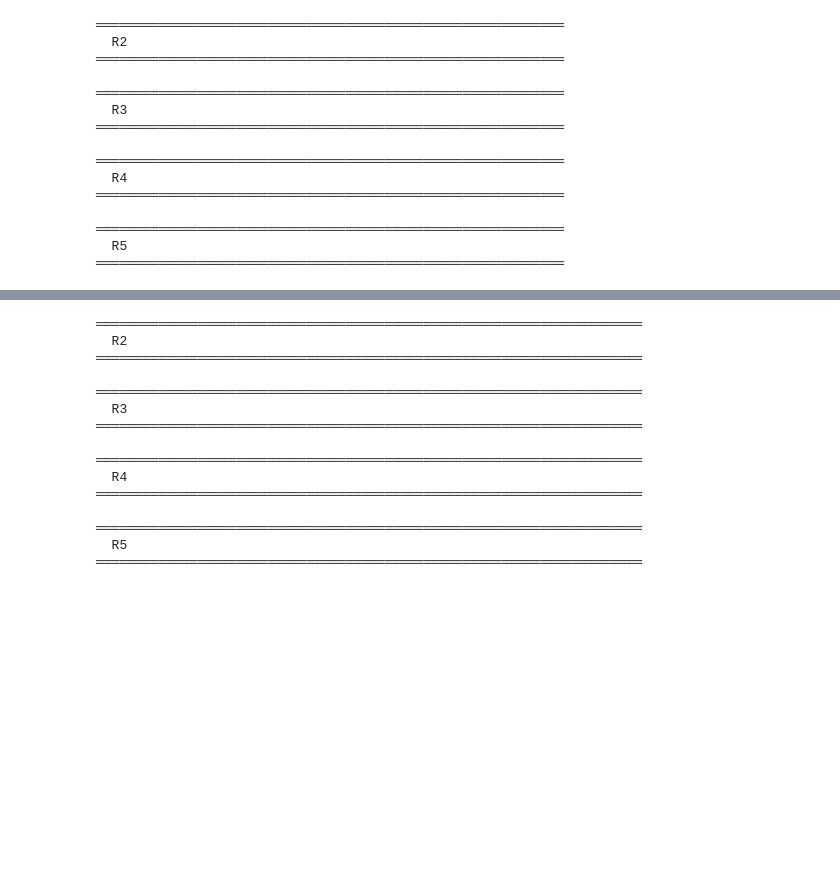
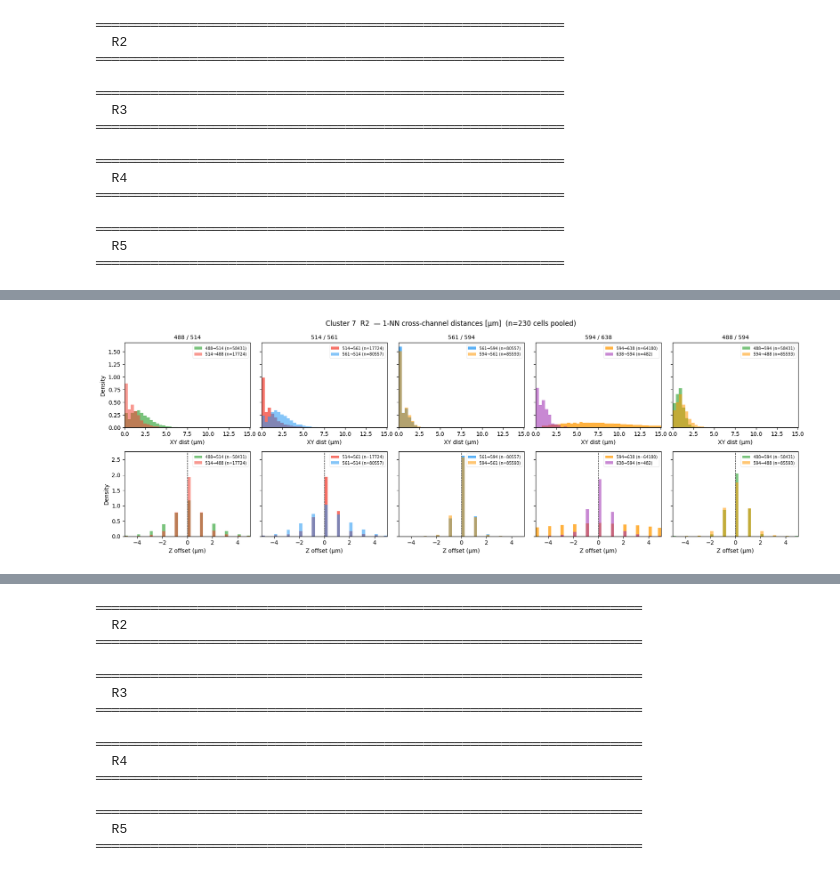
Before and after one commit to AllenNeuralDynamics/hcr-integrated-qc-capsule, a Jupyter notebook: code/single-cell-lav-rose.ipynb, the cells around one changed output, grey strips where cells are left out. Drawn from its saved outputs; the diff is of its cells as text; code cells hidden in the pictures; blank space fills up the shorter version.

```diff
--- a/code/single-cell-lav-rose.ipynb
+++ b/code/single-cell-lav-rose.ipynb
@@ -224,0 +518,100 @@ NameError: name 'mixed_ann' is not defined
+# %%
+
+def collect_nn_dists_all_cells(spots_df, pairs, voxel_size, chan_col="chan"):
+    """
+    Compute per-cell NN distances (XY µm, Z µm, 3D µm) for every pair,
+    pooled across all cells in spots_df.
+
+    Returns dict: {(ch_a, ch_b, direction): {"dxy": array, "dz": array, "d3d": array}}
+    where direction is "fwd" (a→b) or "rev" (b→a).
+    """
+    scale = np.array([voxel_size["x"], voxel_size["y"], voxel_size["z"]])
+    cell_ids = spots_df["cell_id"].unique()
+
+    # accumulate per-direction
+    pooled = {(ch_a, ch_b, d): {"dxy": [], "dz": [], "d3d": []}
+              for ch_a, ch_b in pairs
+              for d in ("fwd", "rev")}
+
+    for cid in cell_ids:
+        cell = spots_df[spots_df["cell_id"] == cid]
+        for ch_a, ch_b in pairs:
+            for (src, tgt), dirkey in [((ch_a, ch_b), "fwd"), ((ch_b, ch_a), "rev")]:
+                s = cell[cell[chan_col] == src][["x", "y", "z"]].values.astype(float) * scale
+                t = cell[cell[chan_col] == tgt][["x", "y", "z"]].values.astype(float) * scale
+                if len(s) < 2 or len(t) < 1:
+                    continue
+                _, idx = KDTree(t).query(s, k=1, workers=-1)
+                nn = t[idx.ravel()]
+                dxy = np.sqrt((s[:, 0] - nn[:, 0])**2 + (s[:, 1] - nn[:, 1])**2)
+                dz  = s[:, 2] - nn[:, 2]
+                d3d = np.sqrt(dxy**2 + dz**2)
+                key = (ch_a, ch_b, dirkey)
+                pooled[key]["dxy"].append(dxy)
+                pooled[key]["dz"].append(dz)
+                pooled[key]["d3d"].append(d3d)
+
+    # concatenate
+    return {k: {m: np.concatenate(v[m]) if v[m] else np.array([])
+                for m in ("dxy", "dz", "d3d")}
+            for k, v in pooled.items()}
+
+
+def plot_nn_grid_pooled(spots_df, pairs, chan_colors, label,
+                         voxel_size, chan_col="chan"):
+    """
+    Same 2-row layout as _plot_nn_grid but pooled across all cells in spots_df.
+    Top row = XY dist (µm), bottom row = Z offset (µm).
+    """
+    pooled = collect_nn_dists_all_cells(spots_df, pairs, voxel_size, chan_col=chan_col)
+
+    n_pairs = len(pairs)
+    fig, axes = plt.subplots(2, n_pairs, figsize=(3.5 * n_pairs, 6), sharey="row")
+    fig.suptitle(f"{label}  — 1-NN cross-channel distances [µm]  "
+                 f"(n={spots_df['cell_id'].nunique()} cells pooled)", fontsize=12)
+
+    all_dxy = np.concatenate([v["dxy"] for v in pooled.values() if len(v["dxy"])])
+    all_dz  = np.concatenate([v["dz"]  for v in pooled.values() if len(v["dz"])])
+    xlim_xy = (0, float(np.percentile(all_dxy, 99))) if len(all_dxy) else (0, 5)
+    p99z    = float(np.percentile(np.abs(all_dz), 99)) if len(all_dz) else 3
+    #xlim_z  = (-p99z, p99z)
+    xlim_z  = (-5, 5)  # hard-clamp for better comparability of Z offsets
+    for col, (ch_a, ch_b) in enumerate(pairs):
+        ax_xy = axes[0, col]
+        ax_z  = axes[1, col]
+
+        for src, tgt, dirkey, alpha in [(ch_a, ch_b, "fwd", 0.75),
+                                        (ch_b, ch_a, "rev", 0.55)]:
+            key = (ch_a, ch_b, dirkey)
+            dxy = pooled[key]["dxy"]
+            dz  = pooled[key]["dz"]
+            if not len(dxy):
+                continue
+            color = chan_colors.get(src, "grey")
+            lbl = f"{src}→{tgt} (n={len(dxy)})"
+            ax_xy.hist(dxy, bins=40, color=color, alpha=alpha, label=lbl,
+                       density=True, range=xlim_xy)
+            ax_z.hist(dz,  bins=40, color=color, alpha=alpha, label=lbl,
+                      density=True, range=xlim_z)
+
+        ax_xy.set_title(f"{ch_a} / {ch_b}", fontsize=10)
+        ax_xy.set_xlabel("XY dist (µm)")
+        ax_xy.set_xlim(xlim_xy)
+        ax_z.set_xlabel("Z offset (µm)")
+        ax_z.set_xlim(xlim_z)
+        ax_z.axvline(0, color="k", lw=0.8, ls="--")
+        if col == 0:
+            ax_xy.set_ylabel("Density")
+            ax_z.set_ylabel("Density")
+        ax_xy.legend(fontsize=7, framealpha=0.4)
+        ax_z.legend(fontsize=7, framealpha=0.4)
+
+    fig.tight_layout()
+    plt.show()
+
+
+plot_nn_grid_pooled(m_cluster_spots, NN_CHANNELS, CHAN_COLORS,
+                    label=f"Cluster {cluster}  {rk}",
+                    voxel_size=VOXEL_SIZE)
+# %% [output]
+[figure, added]
```
Also changed, not shown: parts of 22 cells of this notebook, 5 other files.
